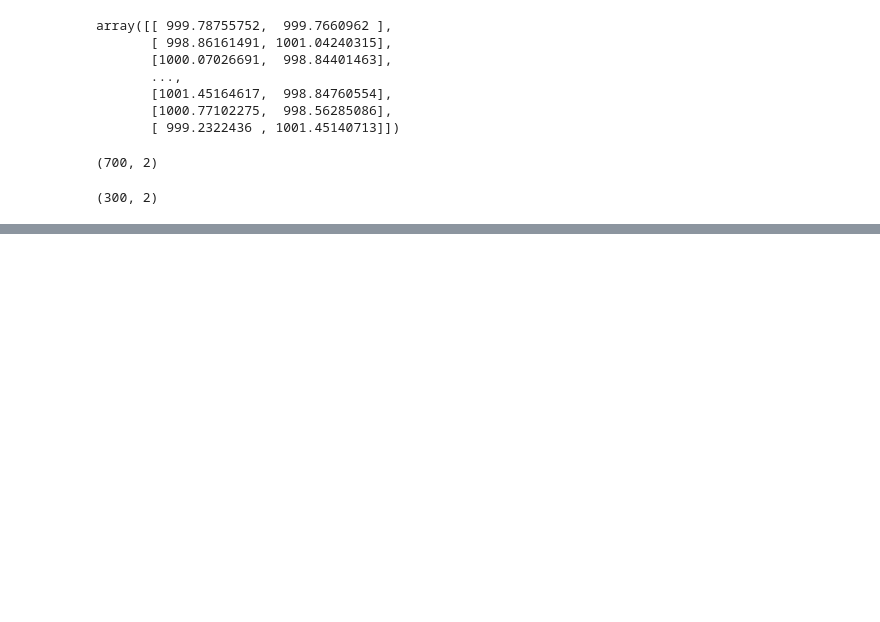
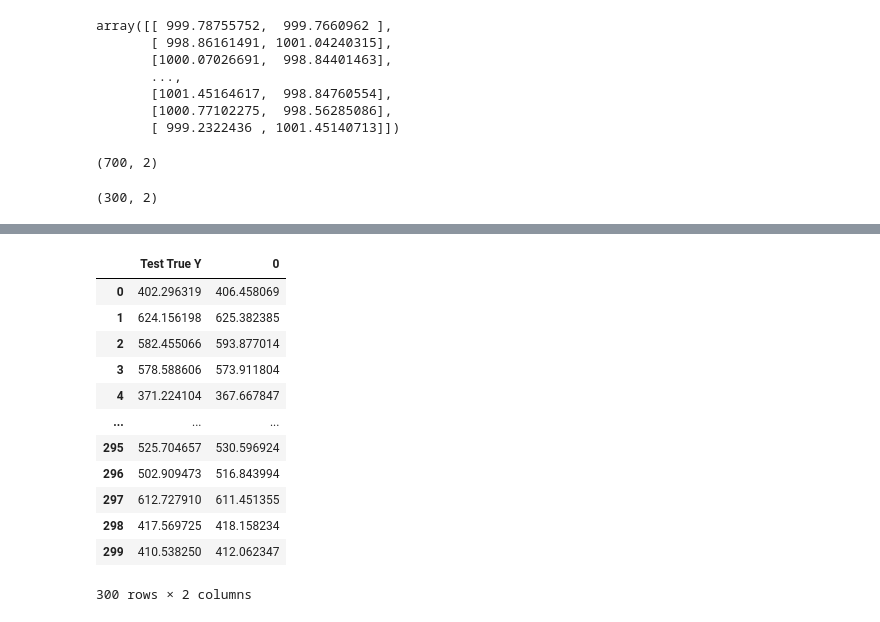
Before and after one commit to nickmnt/data, a Jupyter notebook: Machine Learning/25-neural/NeuralNetworks1.ipynb, the cells around one changed output, grey strips where cells are left out. Cells and saved outputs as stored; diff of their text form; code cells hidden in the pictures; blank space fills up the shorter version.

```diff
--- a/Machine Learning/25-neural/NeuralNetworks1.ipynb
+++ b/Machine Learning/25-neural/NeuralNetworks1.ipynb
@@ -53,0 +128,2 @@ X_test.shape
+# %%
+test_predictions = model.predict(X_test)
@@ -53,0 +170,16 @@ X_test.shape
+# %%
+pred_df
+# %% [output]
+|  | Test True Y | 0 |
+| 0 | 402.296319 | 406.458069 |
+| 1 | 624.156198 | 625.382385 |
+| 2 | 582.455066 | 593.877014 |
+| 3 | 578.588606 | 573.911804 |
+| 4 | 371.224104 | 367.667847 |
+| ... | ... | ... |
+| 295 | 525.704657 | 530.596924 |
+| 296 | 502.909473 | 516.843994 |
+| 297 | 612.727910 | 611.451355 |
+| 298 | 417.569725 | 418.158234 |
+| 299 | 410.538250 | 412.062347 |
+300 rows × 2 columns
```
Also changed, not shown: parts of 34 cells of this notebook.
